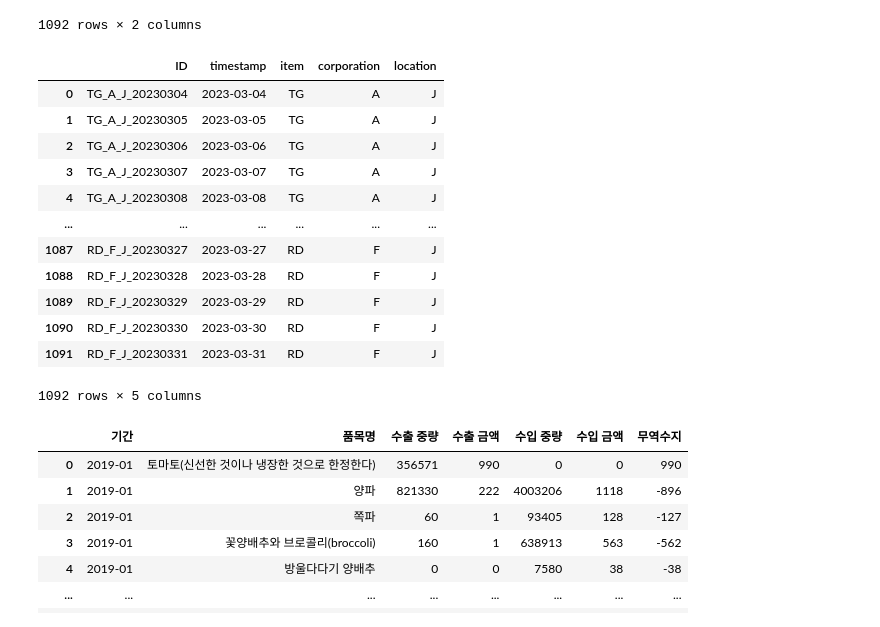
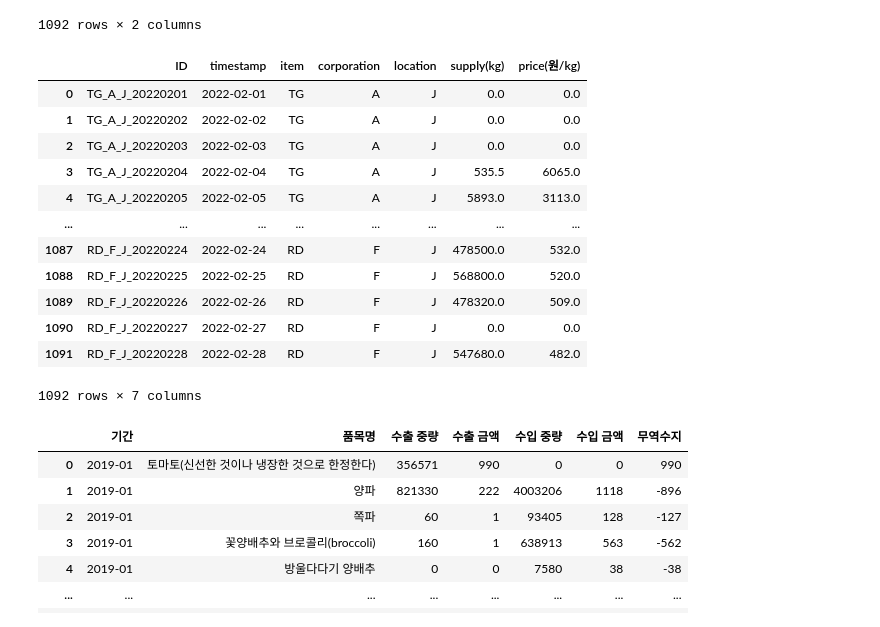
Before and after one commit to JeongSeongHun054/B10_deepening_Project, a Jupyter notebook: 정성훈/정성훈.ipynb, the cells around one changed output. Saved outputs shown, nothing was run; the diff lists cells and outputs as text; code cells hidden in the pictures.

```diff
--- a/정성훈/정성훈.ipynb
+++ b/정성훈/정성훈.ipynb
@@ -44,22 +45,22 @@ sample_df
 | 1091 | RD_F_J_20230331 | 0 |
 1092 rows × 2 columns
 # %%
-test_df = pd.read_csv('./test.csv')
+test_df = pd.read_csv('./train_test.csv')
 test_df
 # %% [output]
-|  | ID | timestamp | item | corporation | location |
-| 0 | TG_A_J_20230304 | 2023-03-04 | TG | A | J |
-| 1 | TG_A_J_20230305 | 2023-03-05 | TG | A | J |
-| 2 | TG_A_J_20230306 | 2023-03-06 | TG | A | J |
-| 3 | TG_A_J_20230307 | 2023-03-07 | TG | A | J |
-| 4 | TG_A_J_20230308 | 2023-03-08 | TG | A | J |
-| ... | ... | ... | ... | ... | ... |
-| 1087 | RD_F_J_20230327 | 2023-03-27 | RD | F | J |
-| 1088 | RD_F_J_20230328 | 2023-03-28 | RD | F | J |
-| 1089 | RD_F_J_20230329 | 2023-03-29 | RD | F | J |
-| 1090 | RD_F_J_20230330 | 2023-03-30 | RD | F | J |
-| 1091 | RD_F_J_20230331 | 2023-03-31 | RD | F | J |
+|  | ID | timestamp | item | corporation | location | supply(kg) | price(원/kg) |
+| 0 | TG_A_J_20220201 | 2022-02-01 | TG | A | J | 0.0 | 0.0 |
+| 1 | TG_A_J_20220202 | 2022-02-02 | TG | A | J | 0.0 | 0.0 |
+| 2 | TG_A_J_20220203 | 2022-02-03 | TG | A | J | 0.0 | 0.0 |
+| 3 | TG_A_J_20220204 | 2022-02-04 | TG | A | J | 535.5 | 6065.0 |
+| 4 | TG_A_J_20220205 | 2022-02-05 | TG | A | J | 5893.0 | 3113.0 |
+| ... | ... | ... | ... | ... | ... | ... | ... |
+| 1087 | RD_F_J_20220224 | 2022-02-24 | RD | F | J | 478500.0 | 532.0 |
+| 1088 | RD_F_J_20220225 | 2022-02-25 | RD | F | J | 568800.0 | 520.0 |
+| 1089 | RD_F_J_20220226 | 2022-02-26 | RD | F | J | 478320.0 | 509.0 |
+| 1090 | RD_F_J_20220227 | 2022-02-27 | RD | F | J | 0.0 | 0.0 |
+| 1091 | RD_F_J_20220228 | 2022-02-28 | RD | F | J | 547680.0 | 482.0 |
-1092 rows × 5 columns
+1092 rows × 7 columns
 # %%
 trade_df = pd.read_csv('./international_trade.csv')
 trade_df
```
Also changed, not shown: parts of 15 cells of this notebook, 3 other files.
